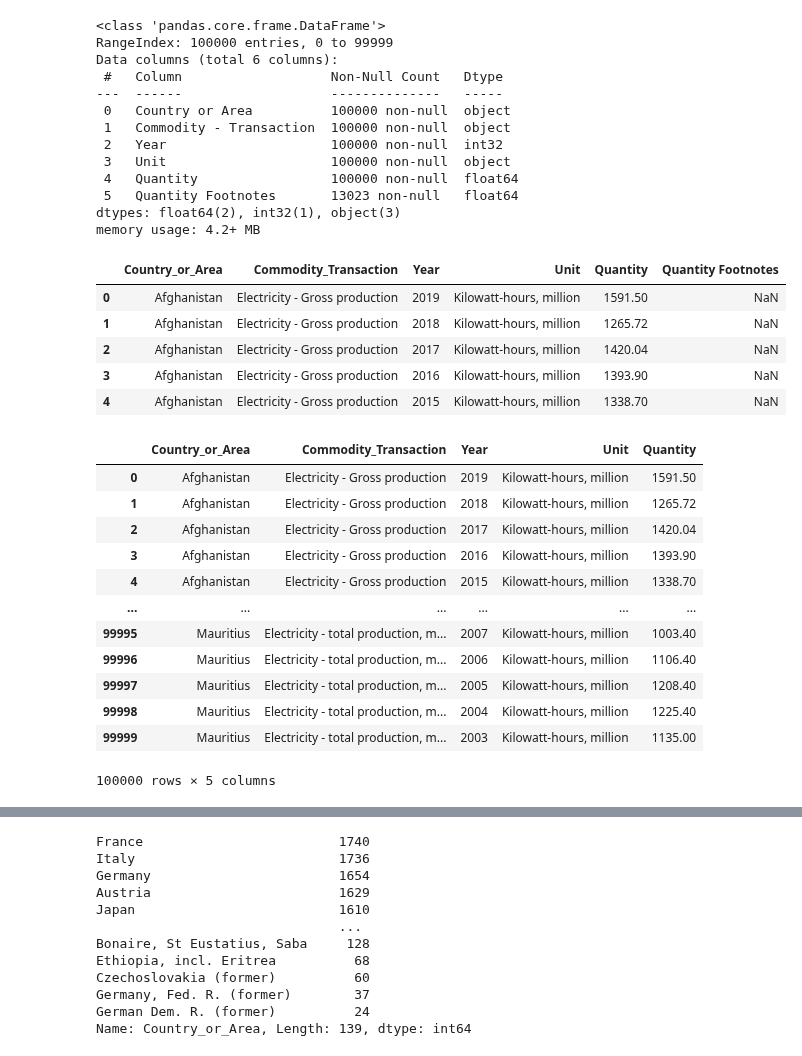
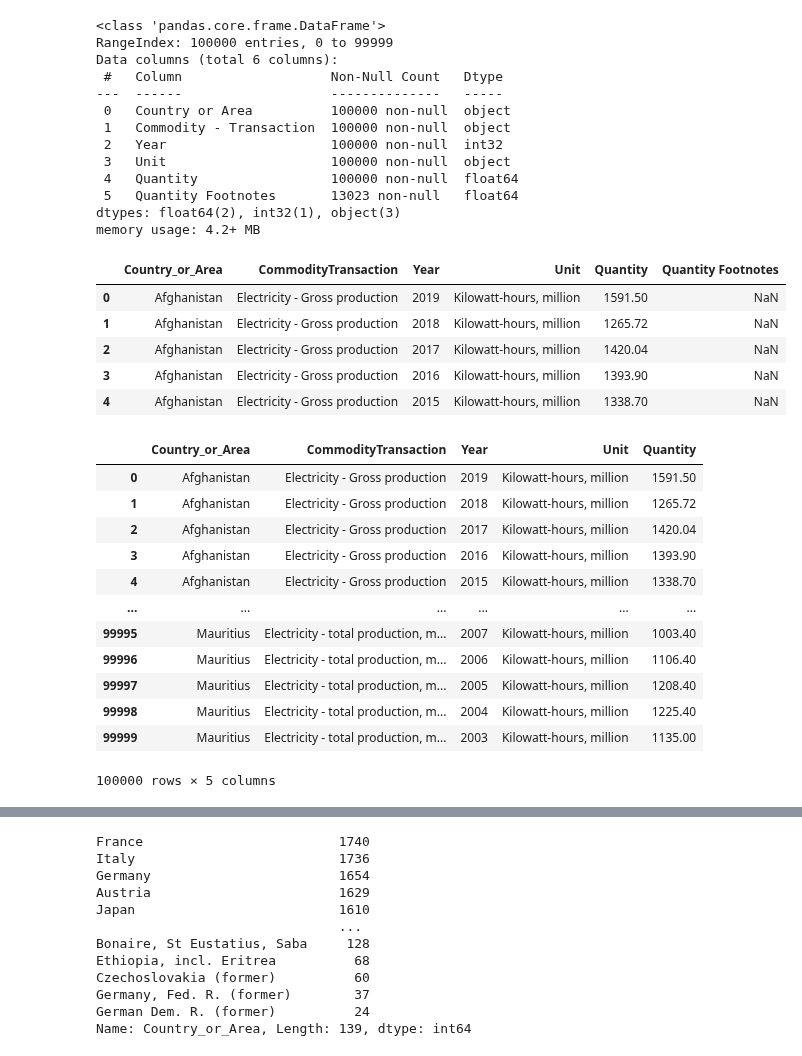
Before and after one commit to eldrigeampong/Data-Science, a Jupyter notebook: UN/Energy Statistics Database/proj1.ipynb, the cells around one changed output, grey strips where cells are left out. Drawn from its saved outputs; the diff is of its cells as text; code cells hidden in the pictures.

```diff
--- a/UN/Energy Statistics Database/proj1.ipynb
+++ b/UN/Energy Statistics Database/proj1.ipynb
@@ -98,22 +99,22 @@ memory usage: 4.2+ MB
 # %%
 df.rename(columns={
                     'Country or Area': 'Country_or_Area',
-                    'Commodity - Transaction': 'Commodity_Transaction',
+                    'Commodity - Transaction': 'CommodityTransaction',
                    },
                      inplace=True)
 df.head()
 # %% [output]
-|  | Country_or_Area | Commodity_Transaction | Year | Unit | Quantity | Quantity Footnotes |
+|  | Country_or_Area | CommodityTransaction | Year | Unit | Quantity | Quantity Footnotes |
 | 0 | Afghanistan | Electricity - Gross production | 2019 | Kilowatt-hours, million | 1591.50 | NaN |
 | 1 | Afghanistan | Electricity - Gross production | 2018 | Kilowatt-hours, million | 1265.72 | NaN |
 | 2 | Afghanistan | Electricity - Gross production | 2017 | Kilowatt-hours, million | 1420.04 | NaN |
 | 3 | Afghanistan | Electricity - Gross production | 2016 | Kilowatt-hours, million | 1393.90 | NaN |
 | 4 | Afghanistan | Electricity - Gross production | 2015 | Kilowatt-hours, million | 1338.70 | NaN |
 # %%
-df1 = df[['Country_or_Area', 'Commodity_Transaction', 'Year', 'Unit', 'Quantity']]
+df1 = df[['Country_or_Area', 'CommodityTransaction', 'Year', 'Unit', 'Quantity']]
 df1
 # %% [output]
-|  | Country_or_Area | Commodity_Transaction | Year | Unit | Quantity |
+|  | Country_or_Area | CommodityTransaction | Year | Unit | Quantity |
 | 0 | Afghanistan | Electricity - Gross production | 2019 | Kilowatt-hours, million | 1591.50 |
 | 1 | Afghanistan | Electricity - Gross production | 2018 | Kilowatt-hours, million | 1265.72 |
 | 2 | Afghanistan | Electricity - Gross production | 2017 | Kilowatt-hours, million | 1420.04 |
```
Also changed, not shown: parts of 22 cells of this notebook.
